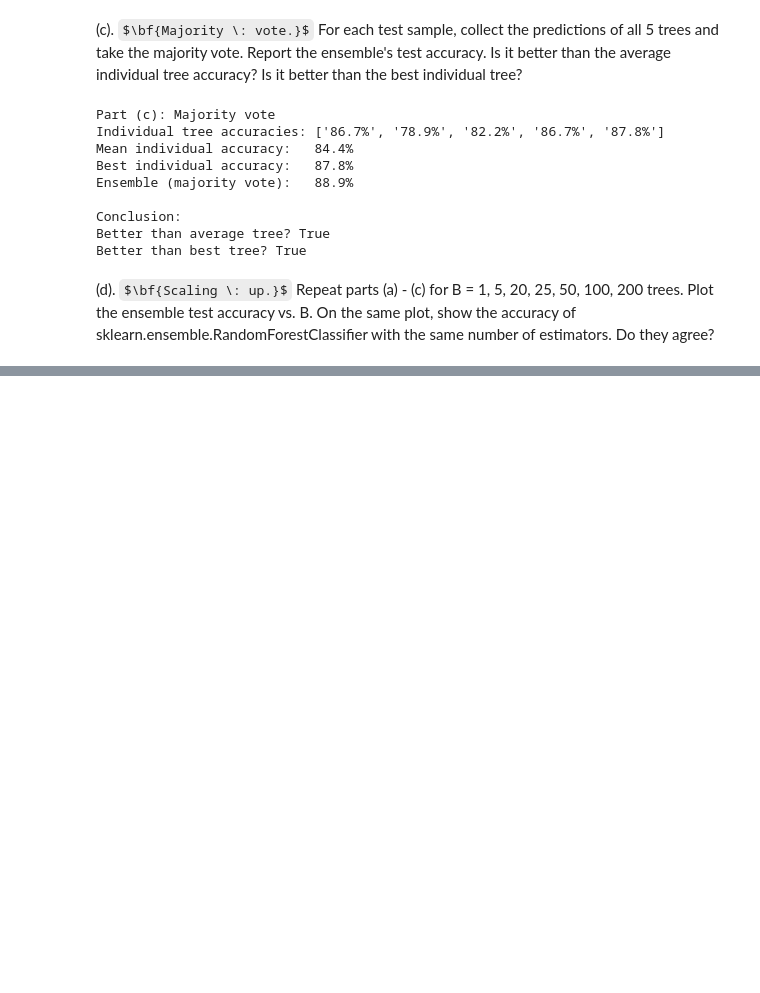
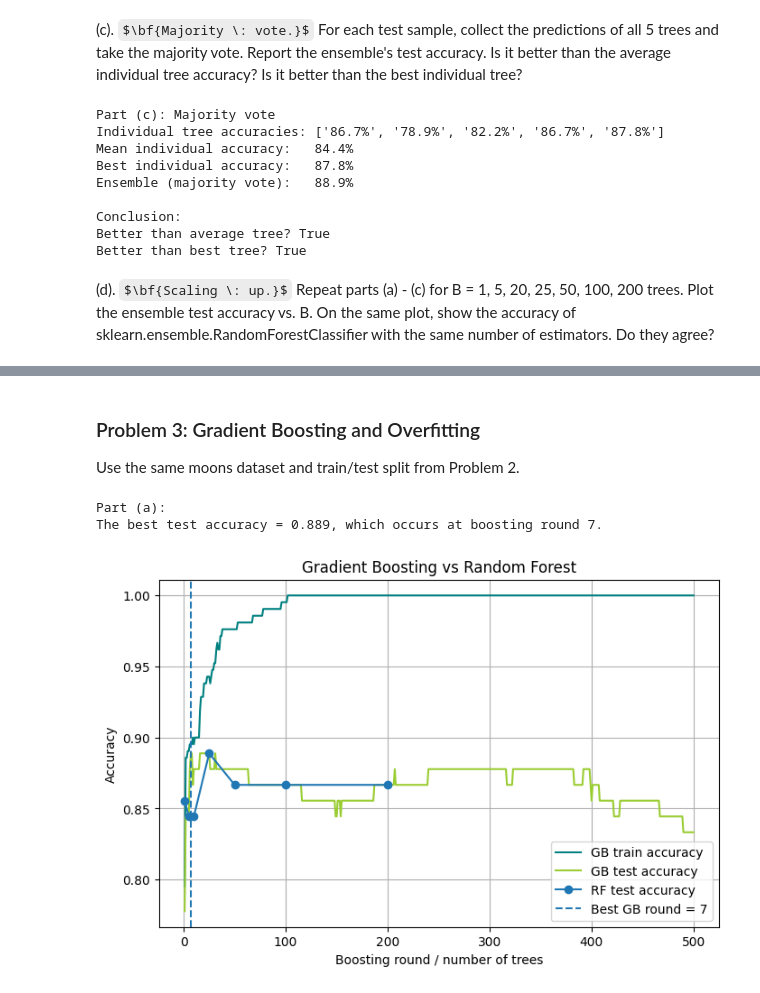
Before and after one commit to lsdun/phys657_spring_2026_Lauren_Abeera, a Jupyter notebook: Module6/Module6_Problem2.ipynb, the cells around one changed output, grey strips where cells are left out. Saved outputs shown, nothing was run; the diff lists cells and outputs as text; code cells hidden in the pictures; some formulas as TeX source; blank space fills up the shorter version.

Commit message:
Add problem 3a and 3b

```diff
--- a/Module6/Module6_Problem2.ipynb
+++ b/Module6/Module6_Problem2.ipynb
@@ -133,7 +133,7 @@ for B in B_vals:
     predictions = np.array(predictions)
 
     ensemble_pred = (np.mean(predictions, axis=0) >= 0.5).astype(int)
-    ensemble_acc = np.mean(ensemble_pred == y_test)
+    ensemble_acc = accuracy_score(y_test, ensemble_pred)
     og_accs.append(ensemble_acc)
 
     # sklearn random forest classifier
@@ -176,0 +179,51 @@ plt.show()
+# %% [markdown]
+### Problem 3: Gradient Boosting and Overfitting
+Use the same moons dataset and train/test split from Problem 2.
+# %%
+from sklearn.ensemble import GradientBoostingClassifier
+
+gb = GradientBoostingClassifier(
+    n_estimators=500,
+    learning_rate=0.1,
+    max_depth=3,
+    random_state=0
+)
+
+gb.fit(x_train, y_train)
+
+train_accs = []
+test_accs = []
+
+# Use staged_predict to compute the train and test accuracy at every boosting round
+for y_pred_train in gb.staged_predict(x_train):
+    train_accs.append(accuracy_score(y_train, y_pred_train))
+
+for y_pred_test in gb.staged_predict(x_test):
+    test_accs.append(accuracy_score(y_test, y_pred_test))
+
+rounds = np.arange(1, 501)
+
+best_round = np.argmax(test_accs) + 1
+best_test_acc = np.max(test_accs)
+
+print("Part (a):")
+print(f"The best test accuracy = {best_test_acc:.3f}, which occurs at boosting round {best_round}.")
+# %% [output]
+Part (a):
+The best test accuracy = 0.889, which occurs at boosting round 7.
+# %%
+plt.figure(figsize=(8, 5))
+plt.plot(rounds, train_accs, label="GB train accuracy", color="teal")
+plt.plot(rounds, test_accs, label="GB test accuracy", color="yellowgreen")
+plt.plot(B_vals, sk_accs, marker='o', label="RF test accuracy")
+
+plt.axvline(best_round, linestyle='--', label=f"Best GB round = {best_round}")
+
+plt.xlabel("Boosting round / number of trees")
+plt.ylabel("Accuracy")
+plt.title("Gradient Boosting vs Random Forest")
+plt.legend()
+plt.grid(True)
+plt.show()
+# %% [output]
+[figure, added]
```
Also changed, not shown: parts of 3 cells of this notebook.
